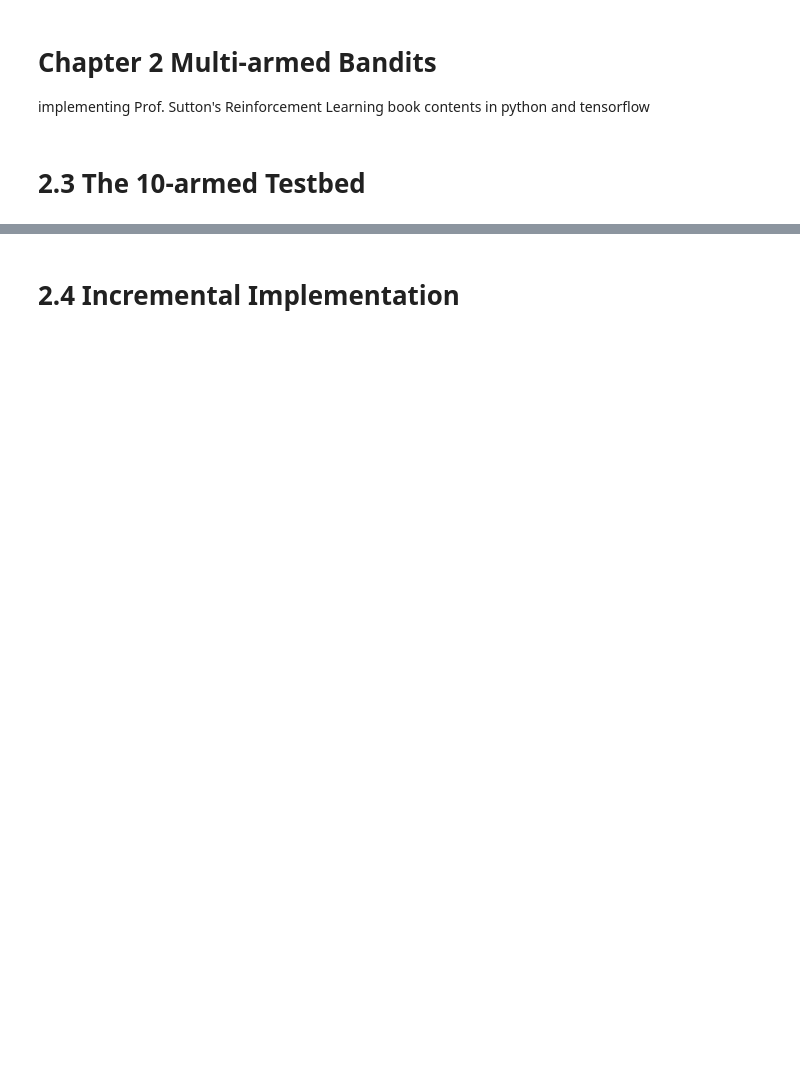
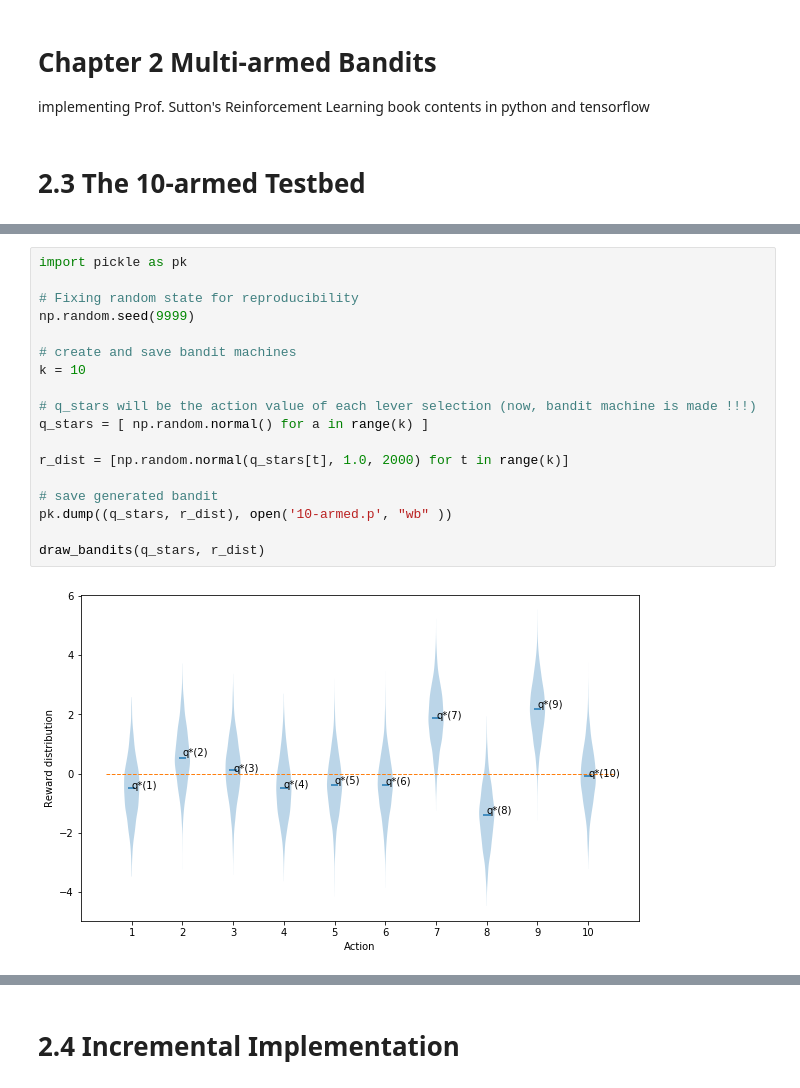
Before and after one commit to Ingenjoy/reinforcement2e, a Jupyter notebook: chapter2/chapter2_yoonforh.ipynb, the cells around one changed output, grey strips where cells are left out. Cells and saved outputs as stored; diff of their text form; blank space fills up the shorter version.

Commit message:
implemented first two figures

```diff
--- a/chapter2/chapter2_yoonforh.ipynb
+++ b/chapter2/chapter2_yoonforh.ipynb
@@ -10,0 +40,20 @@ implementing Prof. Sutton's Reinforcement Learning book contents in python and t
+# %%
+import pickle as pk
+
+# Fixing random state for reproducibility
+np.random.seed(9999)
+
+# create and save bandit machines
+k = 10
+
+# q_stars will be the action value of each lever selection (now, bandit machine is made !!!)
+q_stars = [ np.random.normal() for a in range(k) ]
+
+r_dist = [np.random.normal(q_stars[t], 1.0, 2000) for t in range(k)]
+
+# save generated bandit
+pk.dump((q_stars, r_dist), open('10-armed.p', "wb" ))
+
+draw_bandits(q_stars, r_dist)
+# %% [output]
+[figure, added]
```
Also changed, not shown: parts of 12 cells of this notebook.
